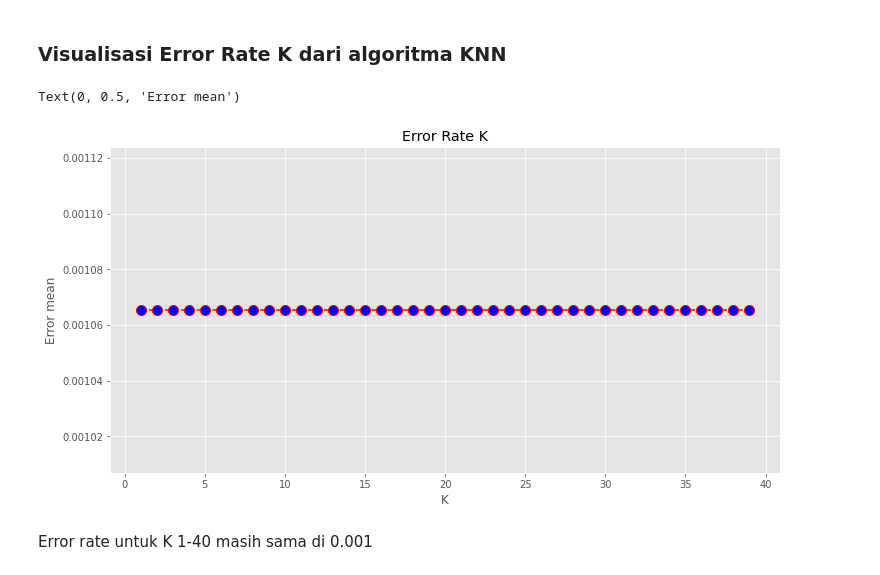
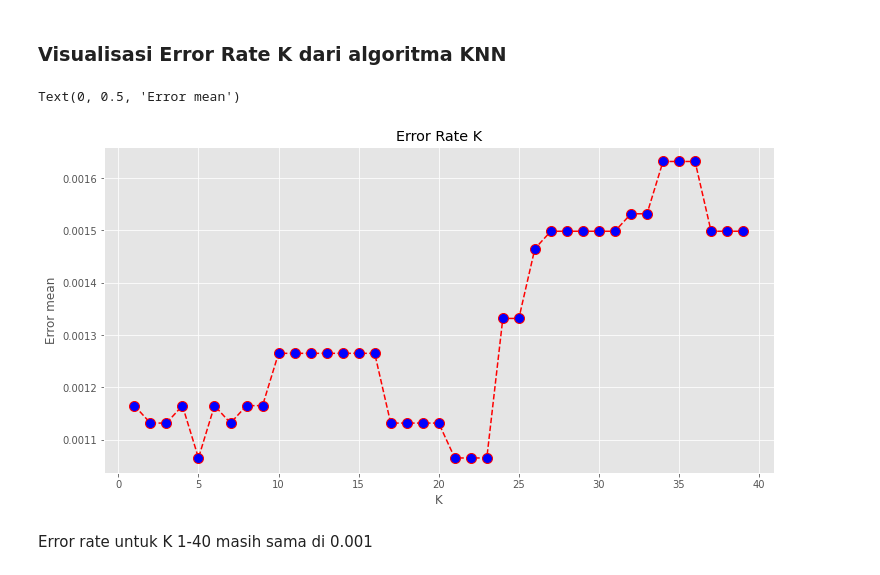
Before and after one commit to RahmatHardian/H8_PYTN047ONL007, a Jupyter notebook: PYTN_Assgn_3_PYTN047ONL007RAHMAT HARDIAN.ipynb, the cells around one changed output. Cells and saved outputs as stored; diff of their text form; code cells hidden in the pictures.

```diff
--- a/PYTN_Assgn_3_PYTN047ONL007RAHMAT HARDIAN.ipynb
+++ b/PYTN_Assgn_3_PYTN047ONL007RAHMAT HARDIAN.ipynb
@@ -29,3 +29,6 @@ feedback_elearning.head(10)
 | 7 | 1 | 625146 | CFU CONSUMER | DIV-TR2 | BAHRUDIN | -625146 | HCBP 1 | DigiERP | 2020-01-22 | 80 | ... |
 | 8 | 1 | 625154 | CFU CONSUMER | DIV-TR2 | MUHIZAT SYEH IRIANTO | -625154 | HCBP 1 | CX Transformation Program Behavio... | 2020-01-23 | 80 | ... |
 | 9 | 1 | 625154 | CFU CONSUMER | DIV-TR2 | MUHIZAT SYEH IRIANTO | -625154 | HCBP 1 | CX Transformation Program Behavio... | 2020-01-23 | 90 | ... |
+# %%
+feedback_elearning = feedback_elearning.rename(columns={'Month': 'Monthssss'})
+feedback_elearning
@@ -357,21 +400,22 @@ plt.show()
 # %%
 error = []
 
 # Calculating error for K values between 1 and 40
 for i in range(1, 40):
+    knn = KNeighborsClassifier(n_neighbors=i)
     knn.fit(knn_x_train, knn_y_train)
     pred_i = knn.predict(knn_x_test)
     error.append(np.mean(pred_i != knn_y_test))
 
 plt.figure(figsize=(12, 6))
 plt.plot(range(1, 40), error, color='red', linestyle='dashed', marker='o',
          markerfacecolor='blue', markersize=10)
 plt.title('Error Rate K')
 plt.xlabel('K')
 plt.ylabel('Error mean')
 # %% [output]
 Text(0, 0.5, 'Error mean')
-[figure, old version]
+[figure, new version]
 # %% [markdown]
 Error rate untuk K 1-40 masih sama di 0.001
 # %% [markdown]
```
Also changed, not shown: parts of 9 cells of this notebook, 29 other files.
